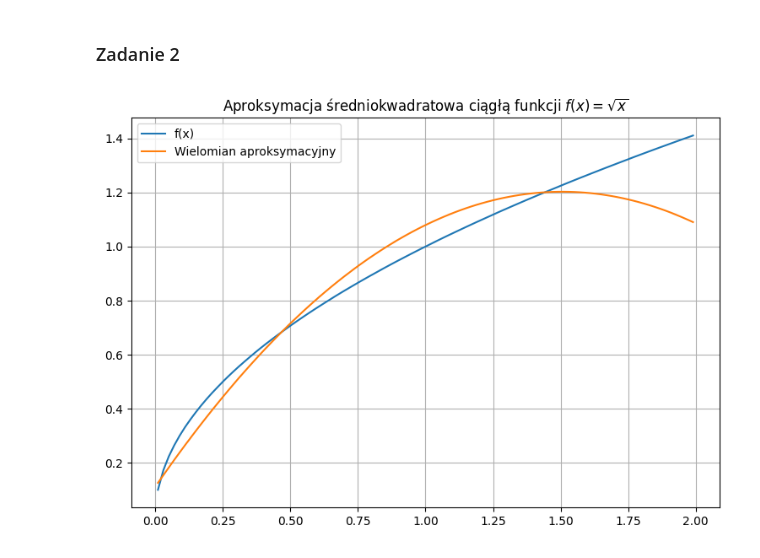
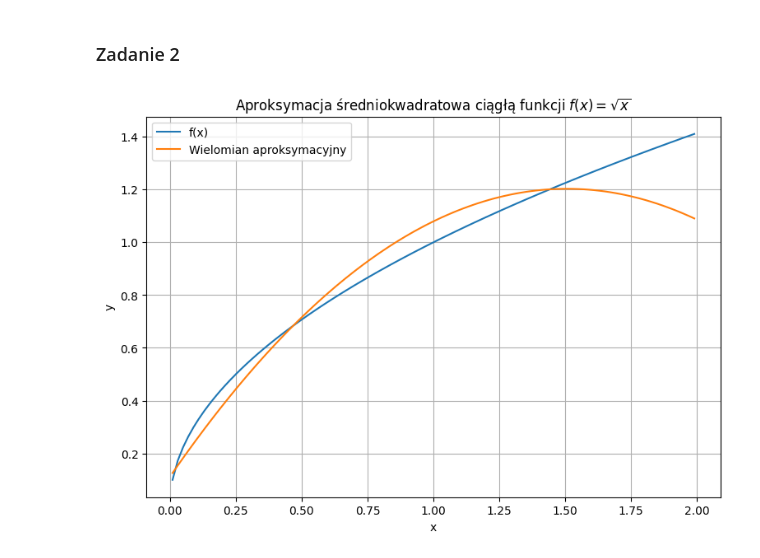
Before and after one commit to memecat5/MOWNIT, a Jupyter notebook: lab5/lab5.ipynb, the cells around one changed output. Drawn from its saved outputs; the diff is of its cells as text; code cells hidden in the pictures.

```diff
--- a/lab5/lab5.ipynb
+++ b/lab5/lab5.ipynb
@@ -121,31 +121,33 @@ def cheb(x, n):
         case 2: return 2 * (x-1)**2 - 1
 
 
 def inner_prod_cheb(n):
     if n == 0:
         return np.pi
     else:
         return np.pi / 2
 
 def eval_apprx_poly(c, x):
     res = 0
     for i in range(len(c)):
         res += c[i] * cheb(x, i)
 
     return res
 
 c = np.empty(3)
 # slightly cut interval to avoid division by 0
 xs = np.linspace(0.01, 1.99, 100)
 for i in range(3):
     c[i] = np.trapezoid(weight(xs)*f(xs)*cheb(xs, i), xs) / inner_prod_cheb(i)
 
 plt.figure(figsize=(9, 6))
 plt.plot(xs, f(xs), label="f(x)")
 plt.plot(xs, eval_apprx_poly(c, xs), label="Wielomian aproksymacyjny")
+plt.xlabel("x")
+plt.ylabel("y")
 plt.grid()
 plt.legend()
 plt.title(r"Aproksymacja średniokwadratowa ciągłą funkcji $f(x) = \sqrt{x}$")
 plt.show()
 # %% [output]
-[figure, old version]
+[figure, new version]
```
Also changed, not shown: 1 other file.
